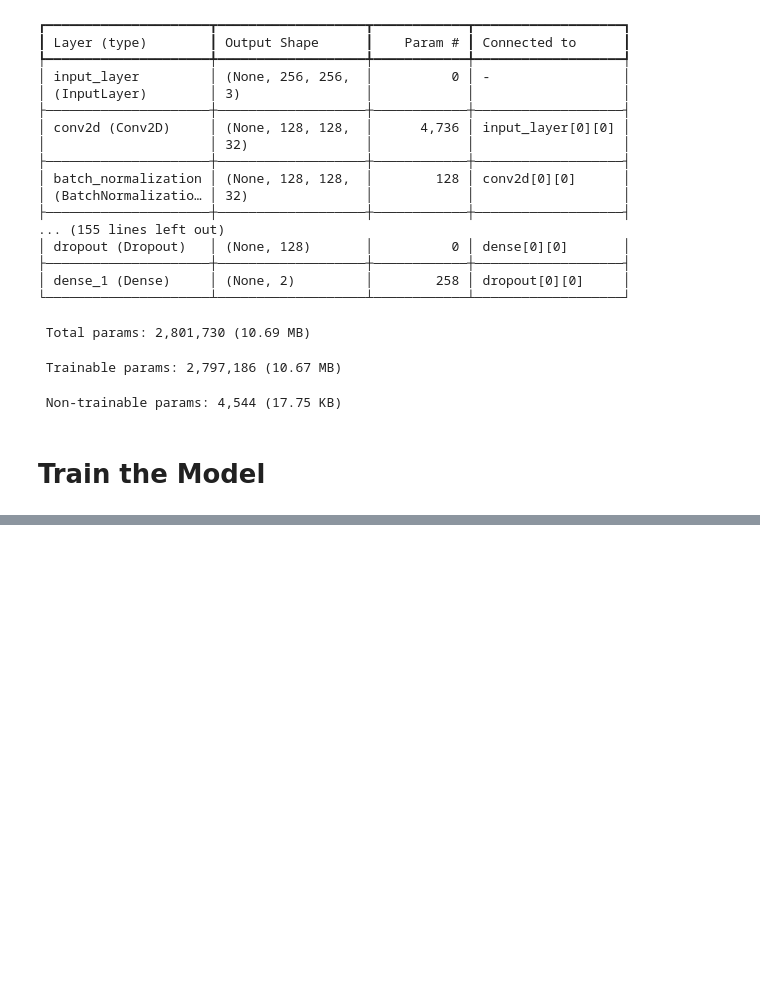
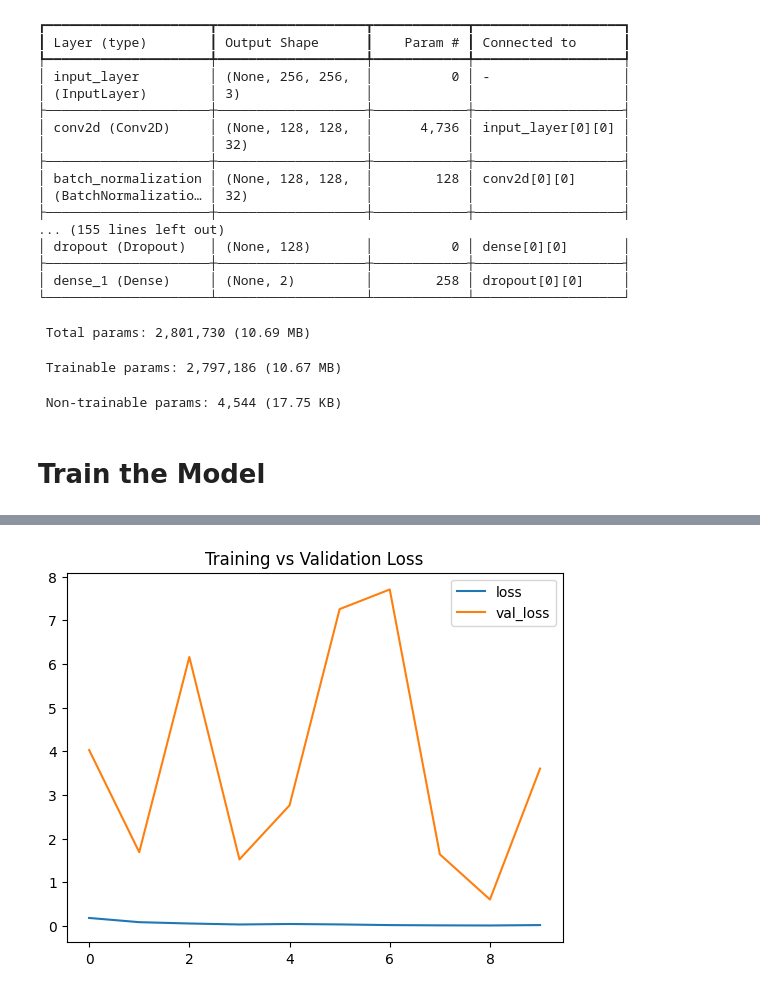
Before and after one commit to BuddhikaRoshan/DL-Assignment, a Jupyter notebook: IT22592088.ipynb, the cells around one changed output, grey strips where cells are left out. Drawn from its saved outputs; the diff is of its cells as text; code cells hidden in the pictures; blank space fills up the shorter version.

```diff
--- a/IT22592088.ipynb
+++ b/IT22592088.ipynb
@@ -185,0 +202,5 @@ KeyboardInterrupt:
+# %%
+history_df.loc[:, ['loss', 'val_loss']].plot(title='Training vs Validation Loss')
+plt.show()
+# %% [output]
+[figure, added]
```
Also changed, not shown: parts of 3 cells of this notebook.
